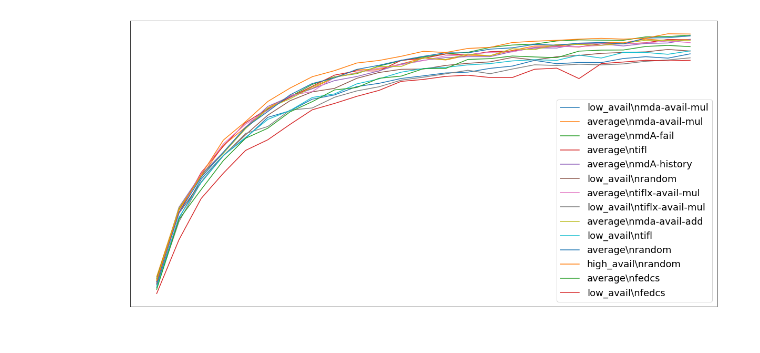
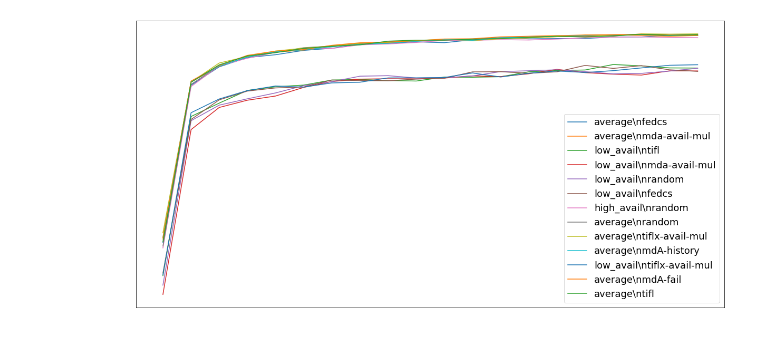
Before and after one commit to aminesi/FedML, a Jupyter notebook: fedml_experiments/distributed/fedavg/visualize.ipynb, the cells around one changed output. Drawn from its saved outputs; the diff is of its cells as text; code cells hidden in the pictures.

```diff
--- a/fedml_experiments/distributed/fedavg/visualize.ipynb
+++ b/fedml_experiments/distributed/fedavg/visualize.ipynb
@@ -29,7 +29,8 @@ def extract_file_data(file):
         avg_failed = np.mean(failed)
         rounds_failed = len(list(filter(lambda x: x > 0, failed)))
         selected = re.compile('Sampled clients for round \d+: (\[[^]]*])').findall(raw)
-        selected = map(lambda x: x if ',' in x else ', '.join(x.split()).replace('[,', '[').replace(',]', ']'), selected)
+        selected = map(lambda x: x if ',' in x else ', '.join(x.split()).replace('[,', '[').replace(',]', ']'),
+                       selected)
         selected = list(map(ast.literal_eval, selected))
         unique_participants = len(set().union(*selected))
         uniques = np.unique(np.concatenate(selected), return_counts=True)
@@ -38,7 +39,7 @@ def extract_file_data(file):
         return avg_failed, unique_participants, total_participants, rounds_failed
 
 
-base = 'results/cifar/'
+base = 'results/femnist/'
 
 
 def extract_config(raw, key):
@@ -59,35 +60,37 @@ for dir in os.listdir(base):
         if 'mda' in config or 'tiflx' in config:
             config += '-' + extract_config(args, 'mda_method')
             config += '-' + extract_config(args, 'score_method')
-
+    # if 'average'.lower() not in config.lower() or 'history' in config.lower()or 'fail' in config.lower():
+    #         continue
     accuracies = np.load(base + dir + '/accuracies.npy')
     for file in os.listdir(base + dir):
         if file.endswith('.out'):
-            avg_failed, unique_participants, total_participants, rounds_failed = extract_file_data(base + dir + '/' + file)
-    a = np.mean(np.array_split(accuracies, len(accuracies) /100), axis=1)
+            avg_failed, unique_participants, total_participants, rounds_failed = extract_file_data(
+                base + dir + '/' + file)
+    a = np.mean(np.array_split(accuracies, len(accuracies) / 100), axis=1)
     plt.plot(range(0, len(accuracies), 100), a, label=config)
     # plt.plot(range(len(accuracies)), accuracies, label=config)
     times = np.load(base + dir + '/times.npy')
     data[config] = {
         'finish_time': times[-1],
         'mean_acc': np.mean(accuracies[-200:]),
         'std_acc': accuracies[-200:].std(),
         'avg_failed': avg_failed,
         'rounds_failed': rounds_failed,
         'unique_participants': unique_participants,
         'total_participants': total_participants
     }
 
 plt.xlabel('Round number')
 plt.ylabel('Accuracy')
 plt.legend()
 plt.show()
 
 pd.options.display.float_format = '{:.5f}'.format
 
 df = pd.DataFrame(data)
 df = df.sort_index(axis=1)
 
 display(HTML(df.to_html().replace("\\n", "<br>")))
 # %% [output]
-[figure, old version]
+[figure, new version]
```
Also changed, not shown: parts of 1 cell of this notebook, 55 other files.
